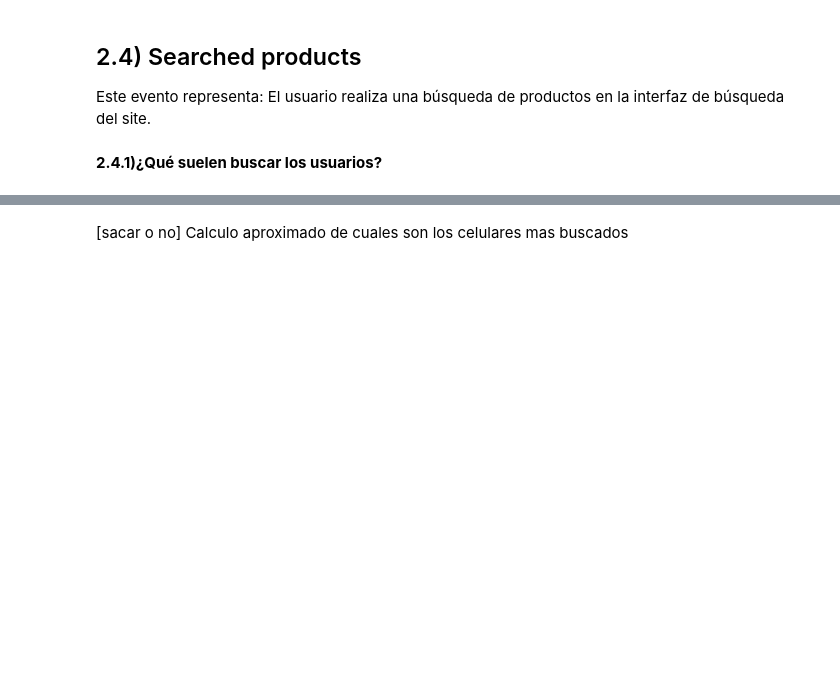
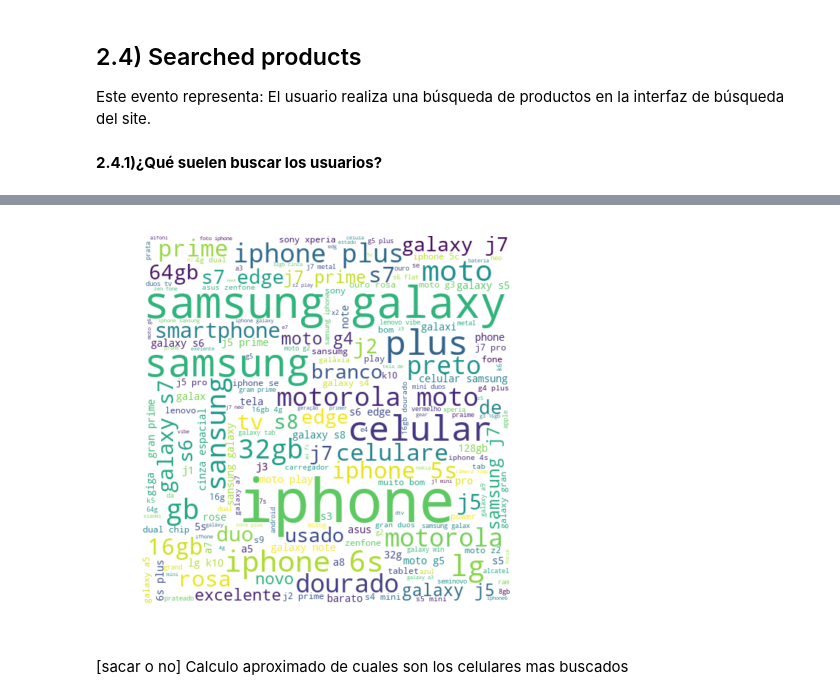
Before and after one commit to sebalogue/tp1-datos, a Jupyter notebook: TP1 - Parte 1,2 .ipynb, the cells around one changed output, grey strips where cells are left out. Drawn from its saved outputs; the diff is of its cells as text; code cells hidden in the pictures; blank space fills up the shorter version.

Commit message:
agrego grafico cloudword

```diff
--- a/TP1 - Parte 1,2 .ipynb
+++ b/TP1 - Parte 1,2 .ipynb
@@ -974,3 +977,20 @@ Name: search_term, Length: 4293, dtype: float64
+# %%
+# Libreria wordcloud.
+# para bajarsela
+from wordcloud import WordCloud
+
+# Lista con las palabras.
+text = list(searched_products['search_term'].str.lower().value_counts(normalize = True).index)
+text = ' '.join(text)
+
+wordcloud = WordCloud(width=500, height=500, background_color="white").generate(text)
+plt.figure()
+plt.imshow(wordcloud, interpolation="bilinear")
+plt.axis("off")
+plt.margins(x=0, y=0)
+plt.show()
+# %% [output]
+[figure, added]
 # %% [markdown]
 [sacar o no] Calculo aproximado de cuales son los celulares mas buscados
 # %%
```
Also changed, not shown: parts of 6 cells of this notebook.
